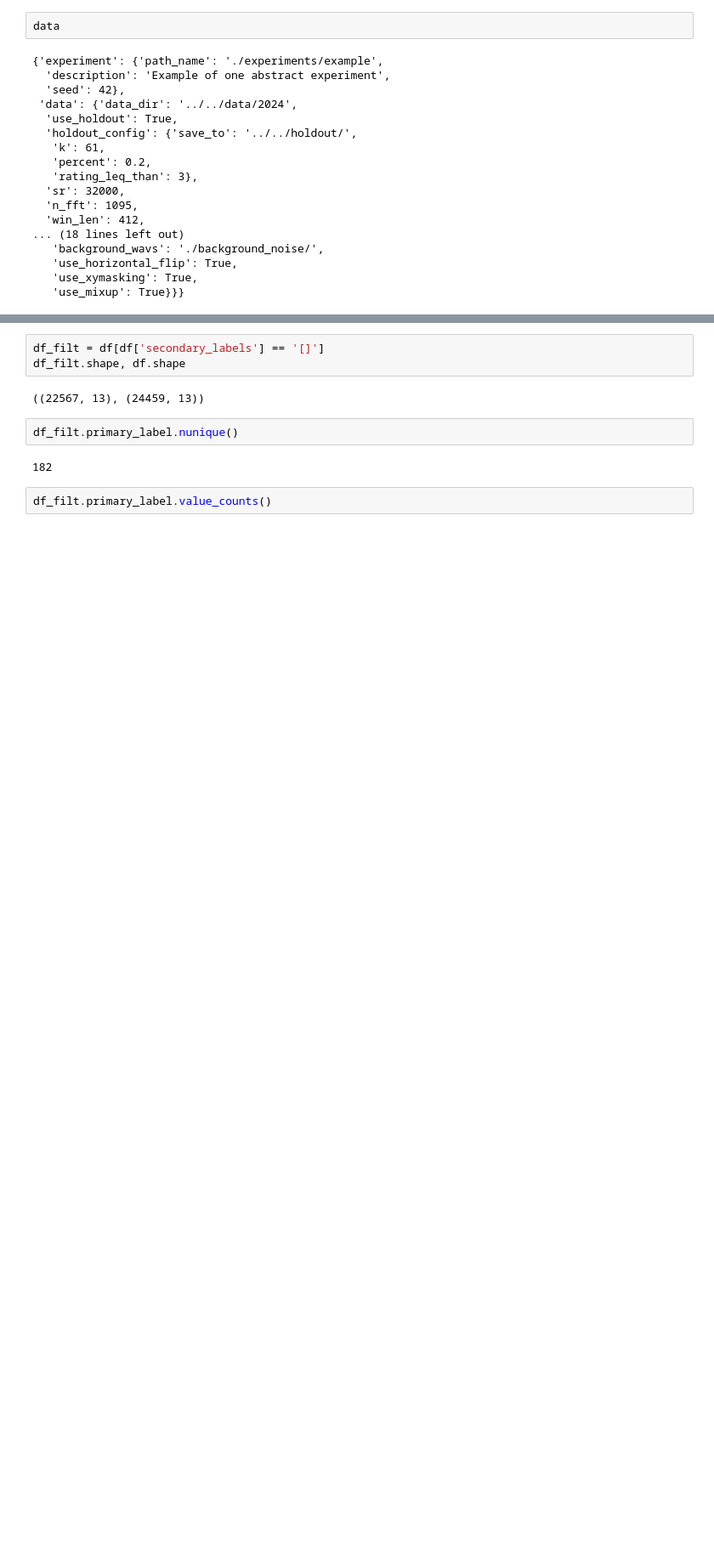
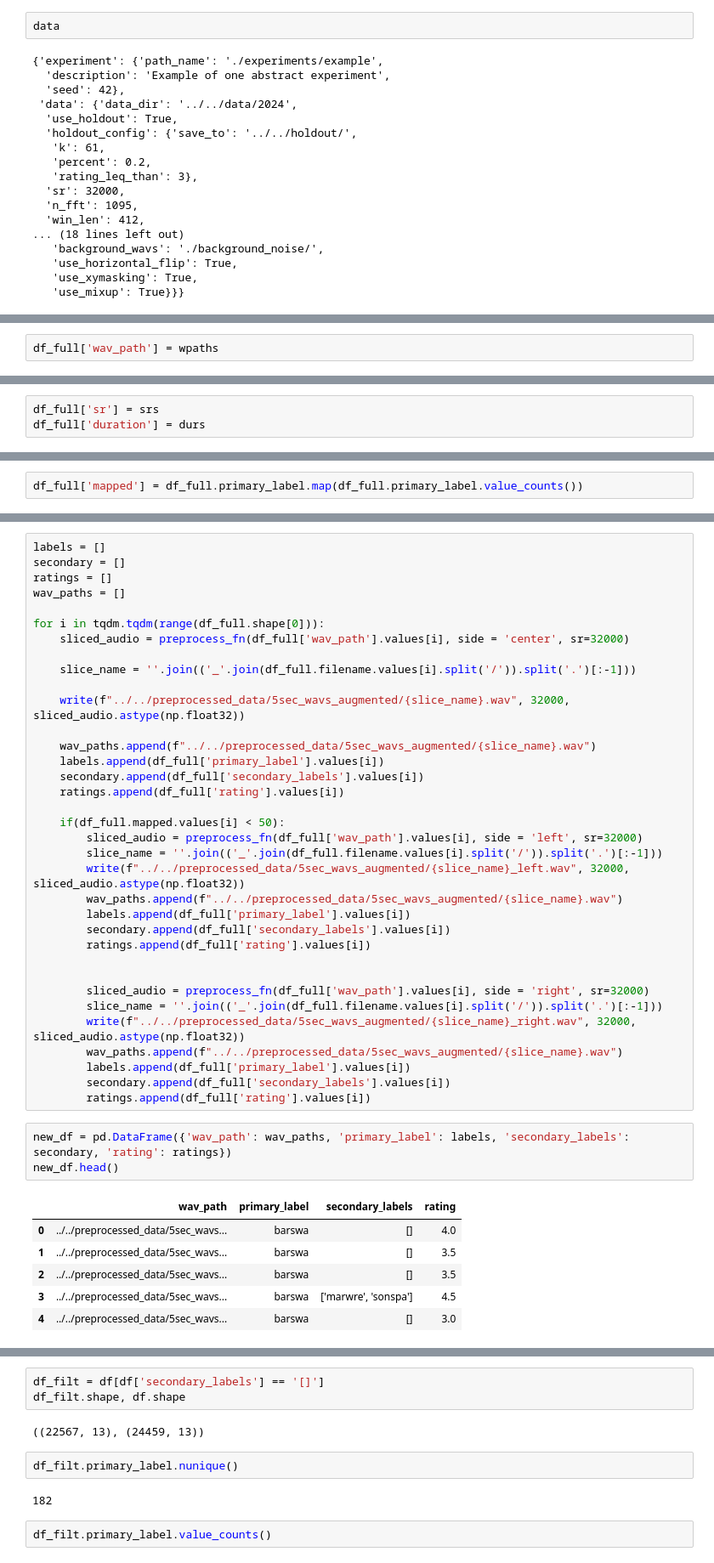
Before and after one commit to leonardoboulitreau/AIMS-BirdCLEF, a Jupyter notebook: Lucas/(DEV) Pre processing audios.ipynb, the cells around one changed output, grey strips where cells are left out. Shown at 85% size. Saved outputs shown, nothing was run; the diff lists cells and outputs as text; blank space fills up the shorter version.

```diff
--- a/Lucas/(DEV) Pre processing audios.ipynb
+++ b/Lucas/(DEV) Pre processing audios.ipynb
@@ -56,0 +272,2 @@ df.head()
+# %%
+df_full['wav_path'] = wpaths
@@ -56,0 +284,3 @@ df.head()
+# %%
+df_full['sr'] = srs
+df_full['duration'] = durs
@@ -56,0 +366,2 @@ df.head()
+# %%
+df_full['mapped'] = df_full.primary_label.map(df_full.primary_label.value_counts())
@@ -56,0 +388,45 @@ df.head()
+# %%
+labels = []
+secondary = []
+ratings = []
+wav_paths = []
+
+for i in tqdm.tqdm(range(df_full.shape[0])):
+    sliced_audio = preprocess_fn(df_full['wav_path'].values[i], side = 'center', sr=32000)
+
+    slice_name = ''.join(('_'.join(df_full.filename.values[i].split('/')).split('.')[:-1]))
+
+    write(f"../../preprocessed_data/5sec_wavs_augmented/{slice_name}.wav", 32000, sliced_audio.astype(np.float32))
+
+    wav_paths.append(f"../../preprocessed_data/5sec_wavs_augmented/{slice_name}.wav")
+    labels.append(df_full['primary_label'].values[i])
+    secondary.append(df_full['secondary_labels'].values[i])
+    ratings.append(df_full['rating'].values[i])
+
+    if(df_full.mapped.values[i] < 50):
+        sliced_audio = preprocess_fn(df_full['wav_path'].values[i], side = 'left', sr=32000)
+        slice_name = ''.join(('_'.join(df_full.filename.values[i].split('/')).split('.')[:-1]))
+        write(f"../../preprocessed_data/5sec_wavs_augmented/{slice_name}_left.wav", 32000, sliced_audio.astype(np.float32))
+        wav_paths.append(f"../../preprocessed_data/5sec_wavs_augmented/{slice_name}.wav")
+        labels.append(df_full['primary_label'].values[i])
+        secondary.append(df_full['secondary_labels'].values[i])
+        ratings.append(df_full['rating'].values[i])
+
+
+        sliced_audio = preprocess_fn(df_full['wav_path'].values[i], side = 'right', sr=32000)
+        slice_name = ''.join(('_'.join(df_full.filename.values[i].split('/')).split('.')[:-1]))
+        write(f"../../preprocessed_data/5sec_wavs_augmented/{slice_name}_right.wav", 32000, sliced_audio.astype(np.float32))
+        wav_paths.append(f"../../preprocessed_data/5sec_wavs_augmented/{slice_name}.wav")
+        labels.append(df_full['primary_label'].values[i])
+        secondary.append(df_full['secondary_labels'].values[i])
+        ratings.append(df_full['rating'].values[i])
+# %%
+new_df = pd.DataFrame({'wav_path': wav_paths, 'primary_label': labels, 'secondary_labels': secondary, 'rating': ratings})
+new_df.head()
+# %% [output]
+|  | wav_path | primary_label | secondary_labels | rating |
+| 0 | ../../preprocessed_data/5sec_wavs... | barswa | [] | 4.0 |
+| 1 | ../../preprocessed_data/5sec_wavs... | barswa | [] | 3.5 |
+| 2 | ../../preprocessed_data/5sec_wavs... | barswa | [] | 3.5 |
+| 3 | ../../preprocessed_data/5sec_wavs... | barswa | ['marwre', 'sonspa'] | 4.5 |
+| 4 | ../../preprocessed_data/5sec_wavs... | barswa | [] | 3.0 |
```
Also changed, not shown: parts of 27 cells of this notebook, 5 other files.
